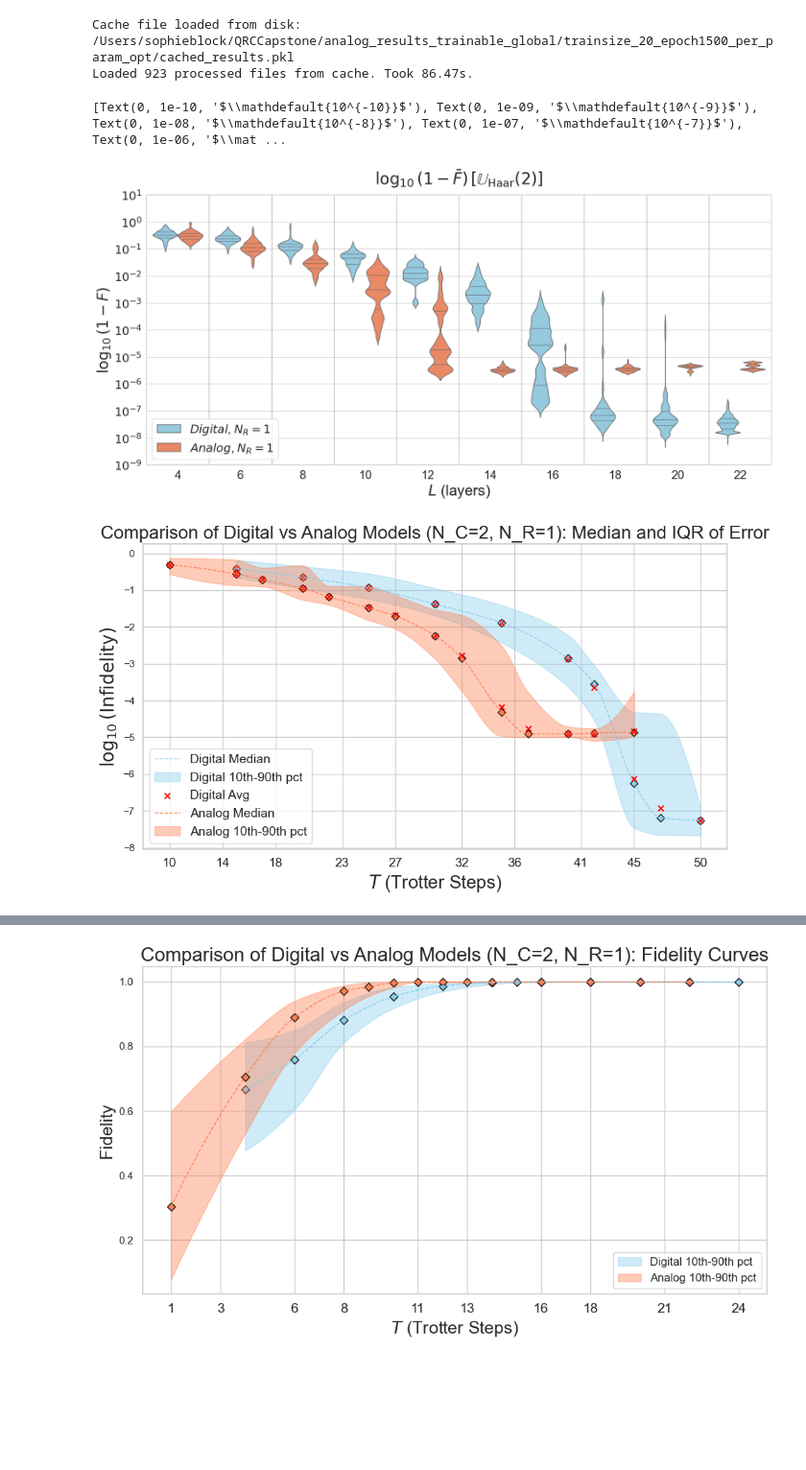
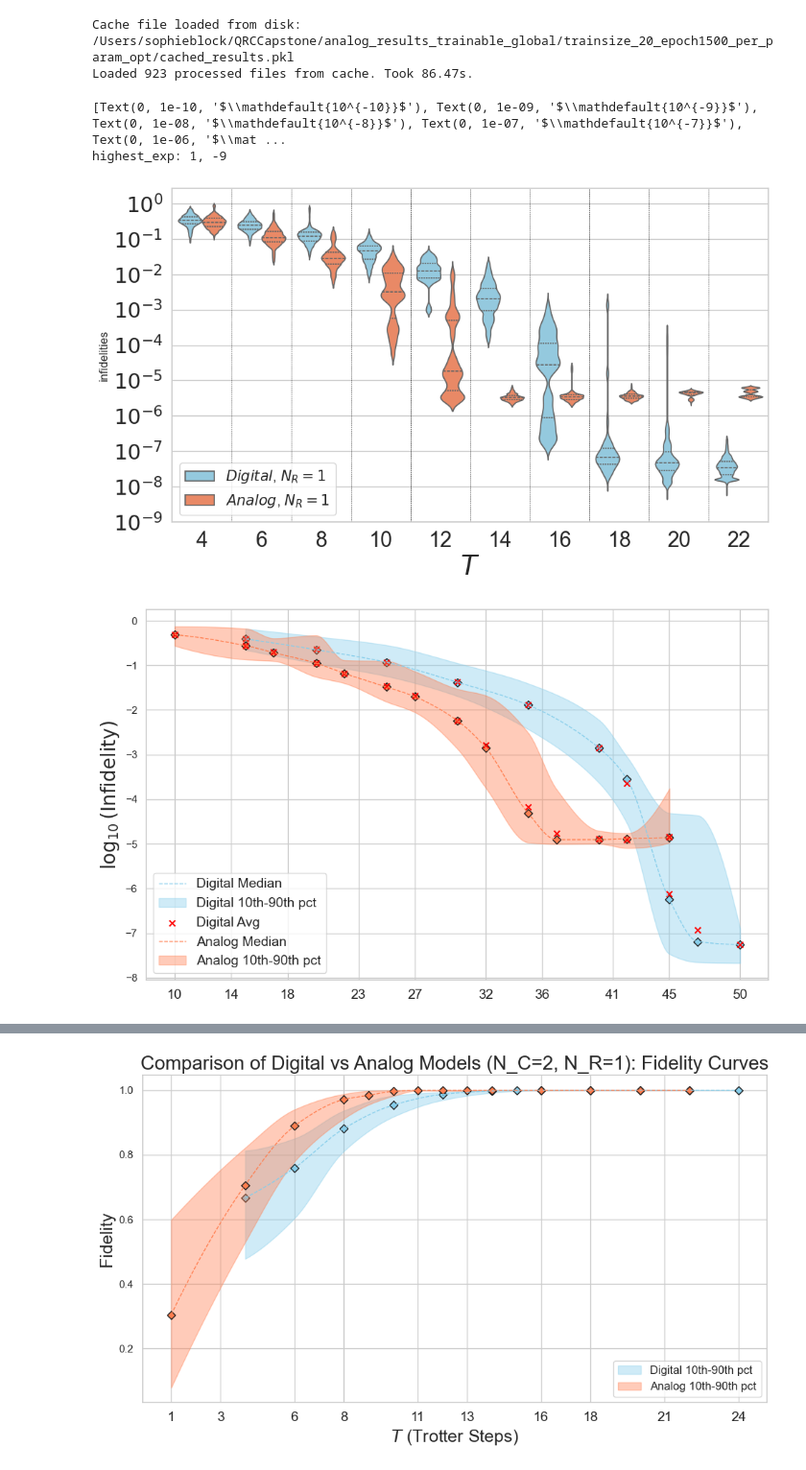
Before and after one commit to sophieblock/qrc, a Jupyter notebook: compare_digital_analog_plots.ipynb, the cells around one changed output, grey strips where cells are left out. Shown at 96% size. Drawn from its saved outputs; the diff is of its cells as text; code cells hidden in the pictures; blank space fills up the shorter version.

```diff
--- a/compare_digital_analog_plots.ipynb
+++ b/compare_digital_analog_plots.ipynb
@@ -345,7 +345,7 @@ test_results_df = test_results_df.dropna(subset=['infidelities'])
 # 2) Set up the Plot
 # ------------------------------
 custom_palette = {'Analog': 'coral', 'Digital': 'skyblue'}
-fig, ax = plt.subplots(1, 1, figsize=(18, 9))
+fig, ax = plt.subplots(1, 1, figsize=(10, 6))
 
 # Use order=... to ensure Trotter steps appear in sorted order
 sorted_steps = sorted(test_results_df['Trotter_Step'].unique())
@@ -367,13 +367,13 @@ sns.violinplot(
 # ------------------------------
 # 3) Customize the Axes/Legend
 # ------------------------------
-ax.set_title(
-    f'$\log_{{10}}(1 - \\bar{{F}}) \, [\\mathbb{{U}}_{{\\text{{Haar}}}}({N_ctrl})]$',
-    fontsize=30,
-    pad=20
-)
-ax.set_xlabel('$L$ (layers)', fontsize=28)
-ax.set_ylabel(r'$\log_{10}(1 - F)$', fontsize=28)
+# ax.set_title(
+#     f'$\log_{{10}}(1 - \\bar{{F}}) \, [\\mathbb{{U}}_{{\\text{{Haar}}}}({N_ctrl})]$',
+#     fontsize=30,
+#     pad=20
+# )
+ax.set_xlabel('$T$', fontsize=28)
+# ax.set_ylabel(r'$\log_{10}(1 - F)$', fontsize=28)
 
 handles, labels = ax.get_legend_handles_labels()
 ax.legend(
@@ -381,41 +381,43 @@ ax.legend(
     [f'${label}$, $N_R = 1$' for label in labels[:2]],
     title_fontsize=16,
     loc='lower left',
-    fontsize=22
+    fontsize=15
 )
 
 yticks = ax.get_yticklabels()
 print(yticks)
 ax.tick_params(axis='y', labelsize=22)
 ax.tick_params(axis='x', labelsize=22)
 # Use unique Trotter_Steps to match the sorted steps for vertical lines
 unique_x_ticks = sorted(test_results_df['Trotter_Step'].unique())
 positions = range(1, len(unique_x_ticks), 1)
 for pos in positions:
     ax.axvline(x=pos - 0.5, color='black', linestyle='--', linewidth=0.4)
 ymin, ymax = ax.get_ylim()
 
 # If data never dips below 1e-12 or above 1e+4, Seaborn won't label them by default,
 # but we can force them to appear by enumerating all exponents.
 lowest_exp = int(np.floor(np.log10(ymin)))
 highest_exp = int(np.ceil(np.log10(ymax)))
 
 # Build a list of all 10^exponent for each integer exponent in this range
-exponents = range(lowest_exp, highest_exp + 1)
+print(f"highest_exp: {highest_exp}, {lowest_exp}")
+exponents = range(lowest_exp, highest_exp)
 all_ticks = [10**e for e in exponents]
 
 # Apply them as your new ticks
 ax.set_yticks(all_ticks)
 ax.set_yticklabels([f'$10^{{{e}}}$' for e in exponents], fontsize=22)
 
 # ------------------------------
 # 4) Final Layout and Show
 # ------------------------------
 plt.tight_layout()
 plt.show()
 # %% [output]
 [Text(0, 1e-10, '$\\mathdefault{10^{-10}}$'), Text(0, 1e-09, '$\\mathdefault{10^{-9}}$'), Text(0, 1e-08, '$\\mathdefault{10^{-8}}$'), Text(0, 1e-07, '$\\mathdefault{10^{-7}}$'), Text(0, 1e-06, '$\\mat ...
+highest_exp: 1, -9
-[figure, old version]
+[figure, new version]
 # %%
 import numpy as np
 import pandas as pd
@@ -489,9 +491,9 @@ def plot_smoothed_comparison(df, N_ctrl, N_R, xlabel, ylabel, title, std_metric=
                     label=f'{model_type} Avg' if model_type=='Digital' else None)
 
     # Customize axes, title, and legend.
-    plt.xlabel(xlabel, fontsize=20)
+    # plt.xlabel(xlabel, fontsize=20)
     plt.ylabel(ylabel, fontsize=20)
-    plt.title(title, fontsize=20)
+    # plt.title(title, fontsize=20)
 
     # Set a limited number of x-ticks.
     num_xticks = 10
@@ -515,7 +517,7 @@ plot_smoothed_comparison(
     std_metric='Error_Test_Results'
 )
 # %% [output]
-[figure, old version]
+[figure, new version]
 # %%
 def plot_smoothed_comparison_infidelities(
     df,
```
Also changed, not shown: parts of 1 cell of this notebook, 1 other file.
